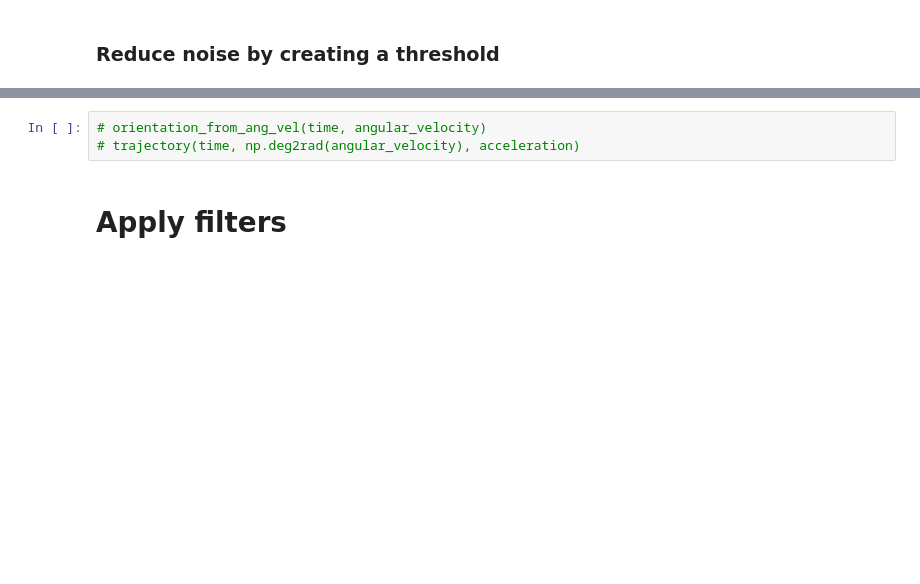
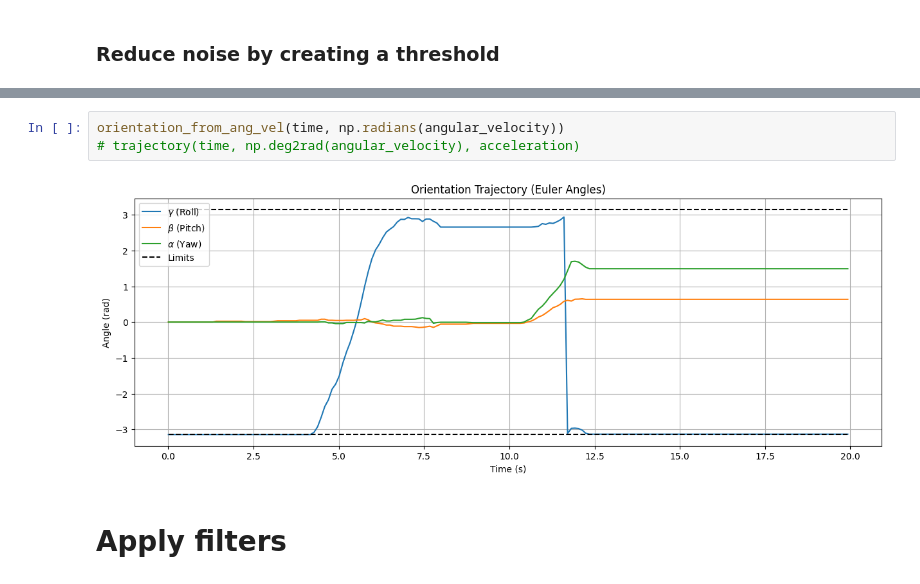
Before and after one commit to RodsCoimbra/IST-ROBO, a Jupyter notebook: task1.ipynb, the cells around one changed output, grey strips where cells are left out. Cells and saved outputs as stored; diff of their text form; blank space fills up the shorter version.

```diff
--- a/task1.ipynb
+++ b/task1.ipynb
@@ -260,6 +264,8 @@ plot_data(time, angular_velocity, acceleration, 'Remove noise by threshold')
 # %%
-# orientation_from_ang_vel(time, angular_velocity)
+orientation_from_ang_vel(time, np.radians(angular_velocity))
 # trajectory(time, np.deg2rad(angular_velocity), acceleration)
+# %% [output]
+[figure, added]
 # %% [markdown]
 # Apply filters
 # %%
```
Also changed, not shown: parts of 8 cells of this notebook, 1 other file.
